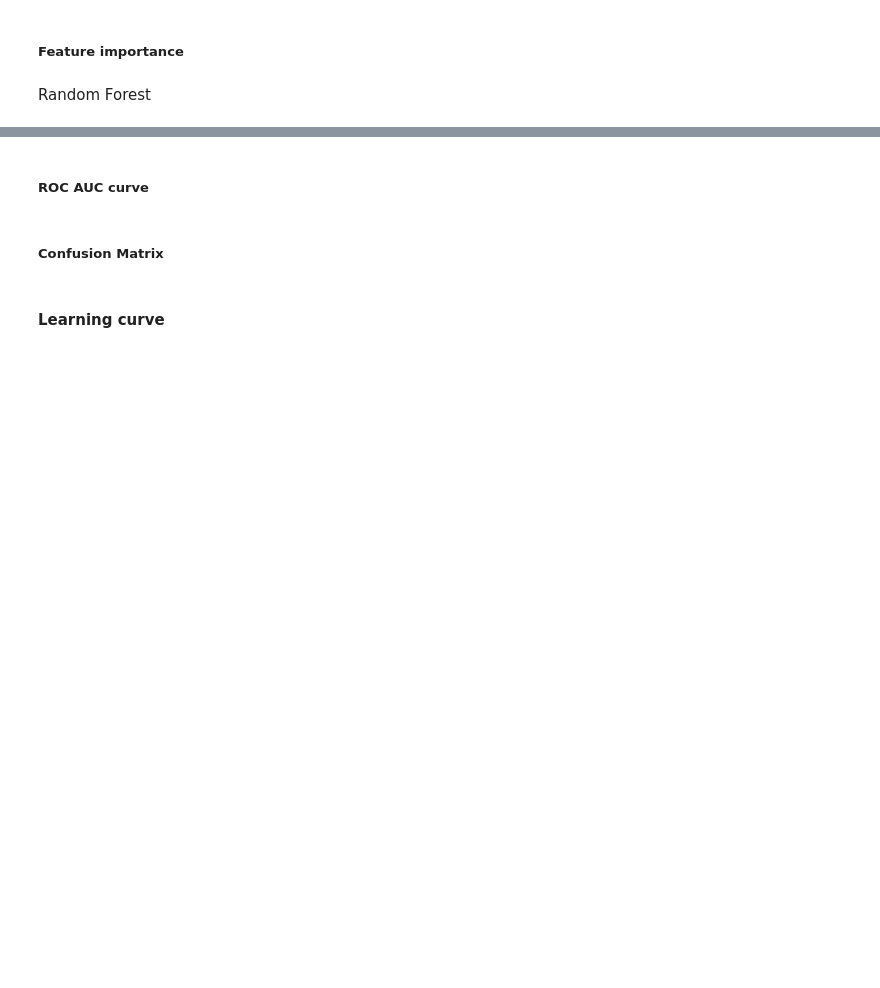
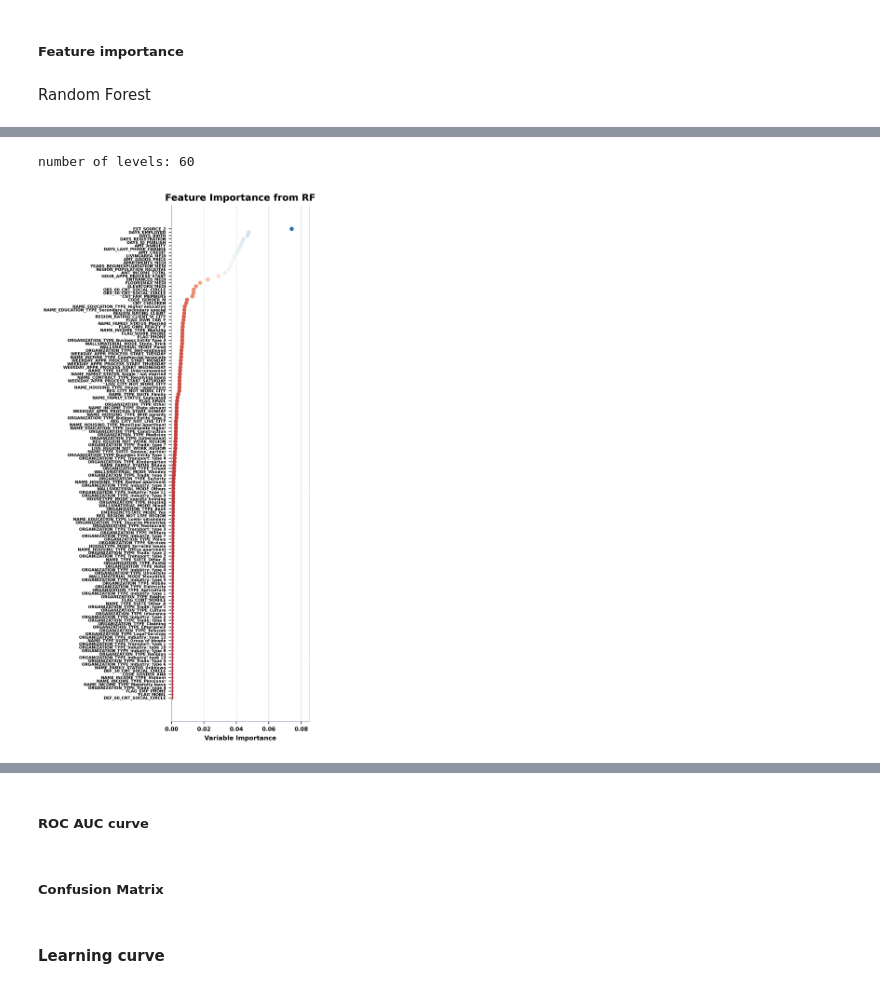
Before and after one commit to JavierLiao/EODS-Project1-Group9, a Jupyter notebook: doc/ml_pipeline_fraud_revised.ipynb, the cells around one changed output, grey strips where cells are left out. Cells and saved outputs as stored; diff of their text form; code cells hidden in the pictures; blank space fills up the shorter version.

```diff
--- a/doc/ml_pipeline_fraud_revised.ipynb
+++ b/doc/ml_pipeline_fraud_revised.ipynb
@@ -426,0 +477,67 @@ Random Forest
+# %%
+rfe_rank = rfe_clf.ranking_
+rfe_rank_df = pd.DataFrame(
+    data = None,
+    dtype = float,
+    index = feature_res.columns,
+    columns = ["rf"]
+)
+for i, name in enumerate(feature_res.columns):
+    rfe_rank_df.loc[name,"rf"] = rfe_rank[i]
+rfe_rank_df = rfe_rank_df.loc[feature_importance_df.index, :]
+print(f'number of levels: {rfe_rank_df["rf"].unique().shape[0]}')
+# %% [output]
+number of levels: 60
+# %%
+# horizontal scatter plot
+outputdir = '/Users/kangshuoli/Documents/VScode_workspace/GR5293/EODS-Project1-Group9/figs/'
+import matplotlib.pyplot as plt
+from matplotlib.font_manager import FontProperties
+# plt.rcParams['font.sans-serif']=['SimHei']
+
+plt.rcParams['font.sans-serif'] = ['Arial Unicode MS']
+plt.rcParams['axes.unicode_minus'] = False
+plt.rcParams["font.weight"] = "bold"
+
+plt.style.use("default")
+
+fig = plt.figure(figsize = (5,10), dpi = 400, facecolor = "white")
+y_pos = np.arange(feature_importance_df.shape[0])
+va_name_list = list(feature_importance_df.index)
+va_value_list_1 = list(feature_importance_df["rf"])
+
+ax = plt.axes(autoscalex_on = True)
+
+ax.set_yticks(y_pos)
+ax.set_yticklabels(va_name_list, fontsize = 5, weight = "bold")
+ax.invert_yaxis()
+ax.grid(False)
+
+plt.scatter(va_value_list_1, y_pos, color = my_colormap(feature_importance_df["rf"] * 10 + 0.13), s = 18, label = "Random Forest", cmap = my_colormap)
+
+ax.spines['bottom'].set_linewidth(1)
+ax.spines['bottom'].set_color([175/255,185/255,200/255])
+ax.spines['left'].set_linewidth(1)
+ax.spines['left'].set_color([175/255,185/255,200/255])
+ax.spines['right'].set_linewidth(0.5)
+ax.spines['right'].set_color([175/255,185/255,200/255])
+ax.spines['right'].set_linestyle('--')
+# ax.spines['right'].set_linewidth(0)
+ax.spines['top'].set_visible(False)
+
+fig.patch.set_facecolor('white')
+ax.set_facecolor('white')
+
+# ax.barh(y_pos, va_value_list)
+ax.set_xlabel("Variable Importance", fontsize = 8, weight = "bold")
+# ax.set_title('Figure 1', fontsize = 10)
+# plt.margins(0,0.2)
+plt.xticks(np.array([0.00, 0.02, 0.04, 0.06, 0.08]), fontsize = 7, weight = "bold")
+plt.xlim([0,0.085])
+plt.grid(which = 'major', axis = 'x', color = [175/255,185/255,200/255], linewidth = 0.5, linestyle = '--')
+plt.title("Feature Importance from RF", weight = "bold")
+plt.tight_layout()
+plt.show()
+fig.savefig(outputdir + "variable_ranking_gini.png", facecolor = "white", dpi = 400)
+# %% [output]
+[figure, added]
```
Also changed, not shown: parts of 10 cells of this notebook, 4 other files.
